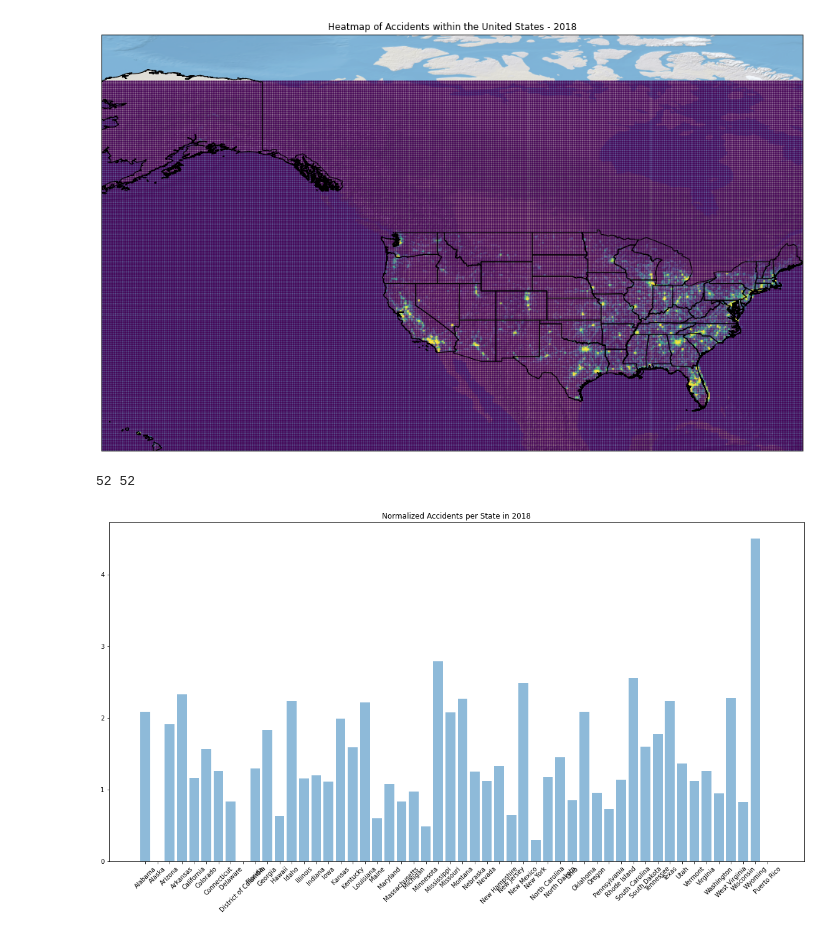
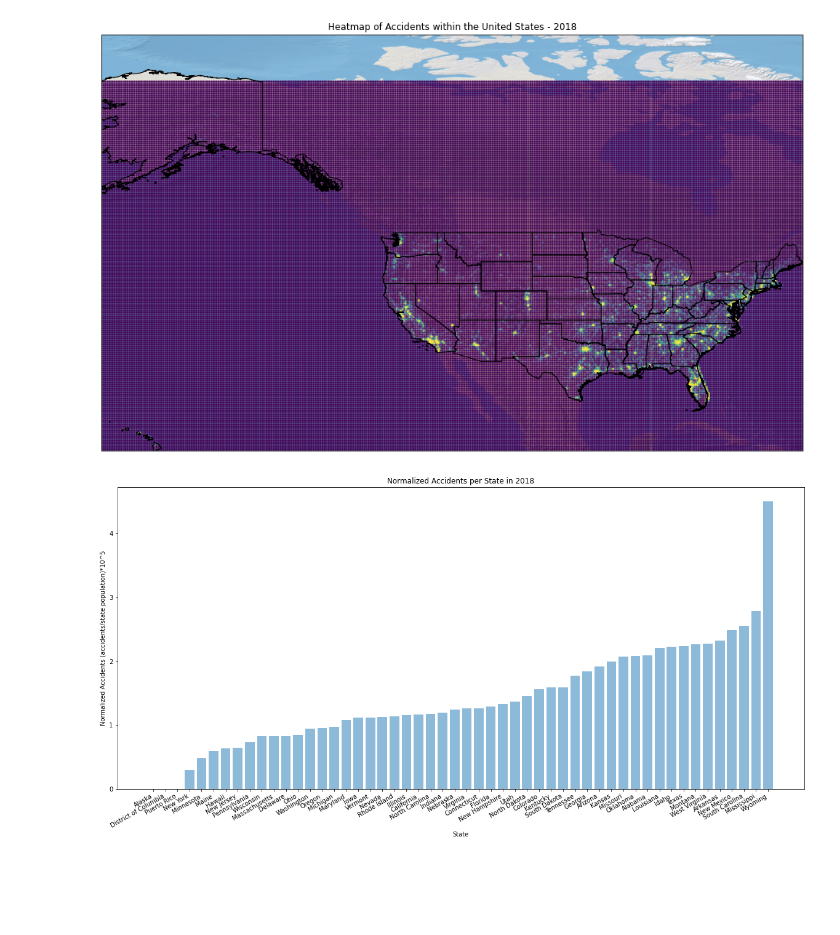
Before and after one commit to fdac20/MedicalBenchmarks, a Jupyter notebook: analysis.ipynb, the cells around one changed output. Saved outputs shown, nothing was run; the diff lists cells and outputs as text; code cells hidden in the pictures; blank space fills up the shorter version.

Commit message:
sorted graph and added some code for later graphs

```diff
--- a/analysis.ipynb
+++ b/analysis.ipynb
@@ -173,39 +173,45 @@ INTERSTATE_PREFIXES = ['I-']
 HIGHWAY_PREFIXES = ['HWY', 'US-']
 
 def checkIfPrefix(word, list_fix):
     for fix in list_fix:
         if fix in word:
             return True
     return False
 
 state_dict = {}
 for state in accidents:
     if state['STATE'] > 0:
         if checkIfPrefix(state['TWAY_ID'], INTERSTATE_PREFIXES):
             if state['STATE'] in state_dict:
                 state_dict[state['STATE']] += 1
             else:
                 state_dict[state['STATE']] = 1
         else:
             if not state['STATE'] in state_dict:
                 state_dict[state['STATE']] = 0
 # temp:
 state_dict[72] = 0
-
-INTER_X = []
-INTER_Y = []
+INTER_X, INTER_Y, TOTAL_Y = [], [], []
 
 for item, row in popEst.iterrows():
     INTER_X.append(row[1])
     INTER_Y.append((state_dict[row[0]]/row[2])*(10**5))
-    #INTER_Y.append(state_dict[row[0]])
+    TOTAL_Y.append(state_dict[row[0]])
 
-print(len(INTER_X), len(INTER_Y))
-plt.figure(figsize=(20,10))
-plt.bar(INTER_X,INTER_Y, align='center', alpha=0.5)
+# sort it:
+_INTER_X, _INTER_Y = [], []
+INTER_COM = sorted(zip(INTER_Y,INTER_X))
+for y,x in INTER_COM:
+    _INTER_X.append(x)
+    _INTER_Y.append(y)
+
+fig,ax = plt.subplots(figsize=(20,10))
+plt.bar(_INTER_X,_INTER_Y, align='center', alpha=0.5)
 plt.xticks(rotation=45)
 plt.title('Normalized Accidents per State in %i'%2018)
+fig.autofmt_xdate()
+ax.set_xlabel('State')
+ax.set_ylabel('Normalized Accidents (accidents/state population)*10^5')
 plt.show()
 # %% [output]
-52 52
-[figure, old version]
+[figure, new version]
```
Also changed, not shown: parts of 2 cells of this notebook, 1 other file.
